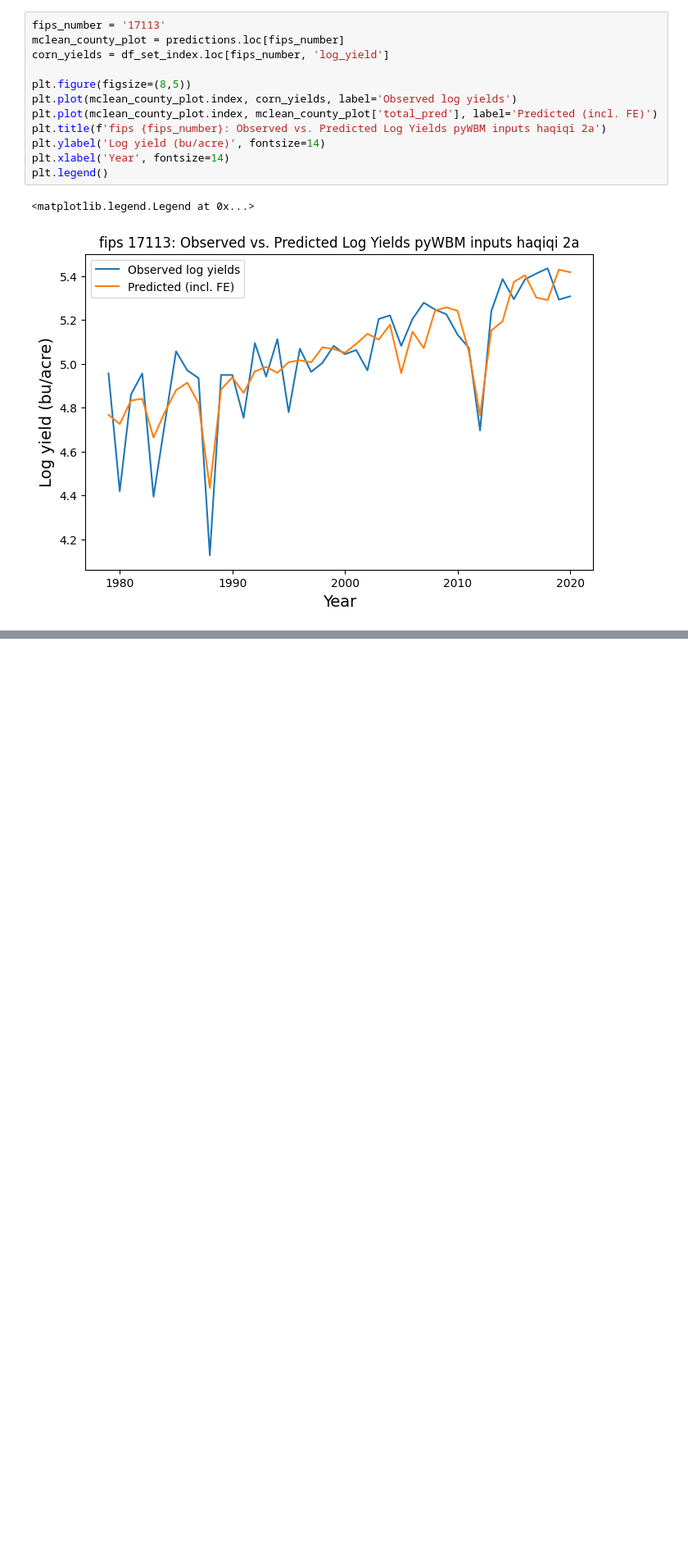
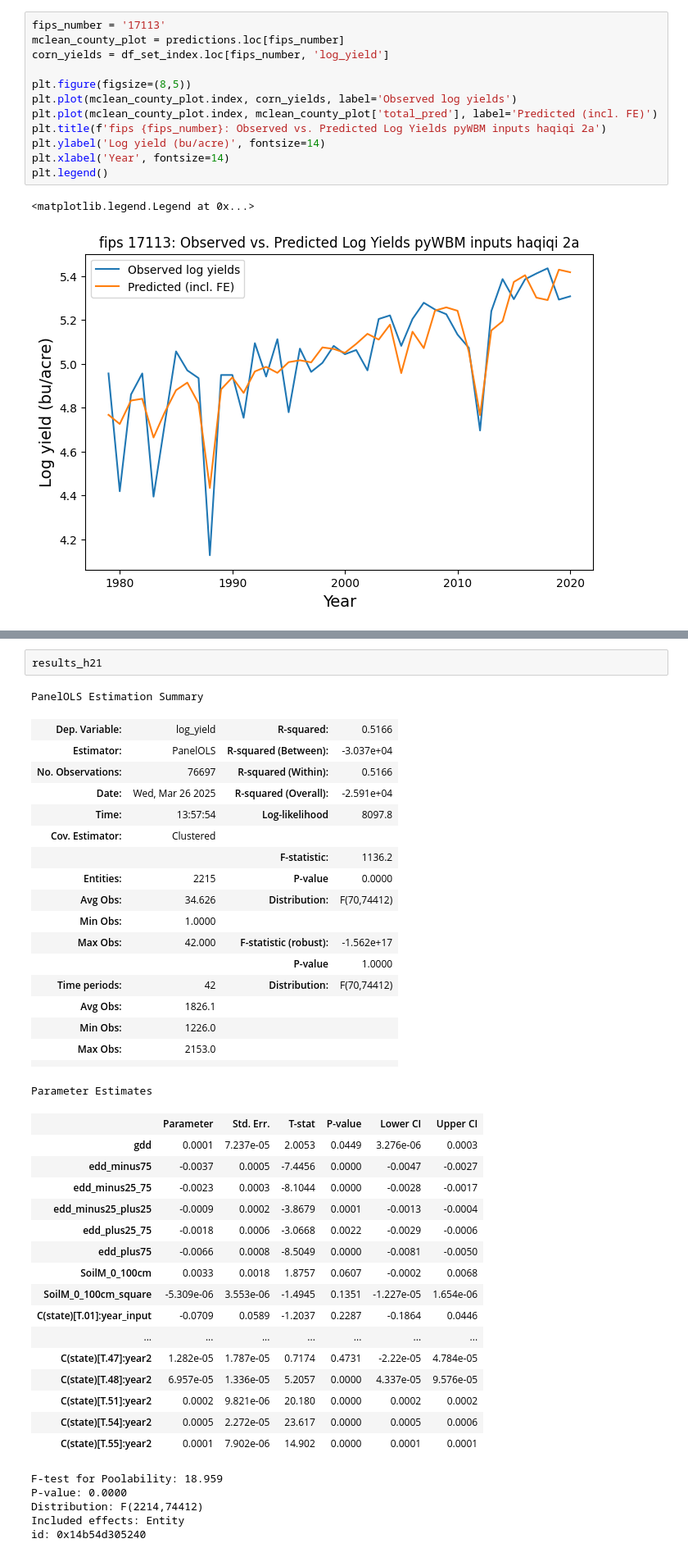
Before and after one commit to theo-avila/avila_et_al_2025_pyWBM_yield, a Jupyter notebook: 5_implementation_2a.ipynb, the cells around one changed output, grey strips where cells are left out. Shown at 82% size. Drawn from its saved outputs; the diff is of its cells as text; blank space fills up the shorter version.

```diff
--- a/5_implementation_2a.ipynb
+++ b/5_implementation_2a.ipynb
@@ -116,0 +140,43 @@ See the caveats in the documentation: https://pandas.pydata.org/pandas-docs/stab
+# %%
+results_h21
+# %% [output]
+PanelOLS Estimation Summary
+| Dep. Variable: | log_yield | R-squared: | 0.5166 |
+| Estimator: | PanelOLS | R-squared (Between): | -3.037e+04 |
+| No. Observations: | 76697 | R-squared (Within): | 0.5166 |
+| Date: | Wed, Mar 26 2025 | R-squared (Overall): | -2.591e+04 |
+| Time: | 13:57:54 | Log-likelihood | 8097.8 |
+| Cov. Estimator: | Clustered |  |  |
+|  |  | F-statistic: | 1136.2 |
+| Entities: | 2215 | P-value | 0.0000 |
+| Avg Obs: | 34.626 | Distribution: | F(70,74412) |
+| Min Obs: | 1.0000 |  |  |
+| Max Obs: | 42.000 | F-statistic (robust): | -1.562e+17 |
+|  |  | P-value | 1.0000 |
+| Time periods: | 42 | Distribution: | F(70,74412) |
+| Avg Obs: | 1826.1 |  |  |
+| Min Obs: | 1226.0 |  |  |
+| Max Obs: | 2153.0 |  |  |
+|  |  |  |  |
+Parameter Estimates
+|  | Parameter | Std. Err. | T-stat | P-value | Lower CI | Upper CI |
+| gdd | 0.0001 | 7.237e-05 | 2.0053 | 0.0449 | 3.276e-06 | 0.0003 |
+| edd_minus75 | -0.0037 | 0.0005 | -7.4456 | 0.0000 | -0.0047 | -0.0027 |
+| edd_minus25_75 | -0.0023 | 0.0003 | -8.1044 | 0.0000 | -0.0028 | -0.0017 |
+| edd_minus25_plus25 | -0.0009 | 0.0002 | -3.8679 | 0.0001 | -0.0013 | -0.0004 |
+| edd_plus25_75 | -0.0018 | 0.0006 | -3.0668 | 0.0022 | -0.0029 | -0.0006 |
+| edd_plus75 | -0.0066 | 0.0008 | -8.5049 | 0.0000 | -0.0081 | -0.0050 |
+| SoilM_0_100cm | 0.0033 | 0.0018 | 1.8757 | 0.0607 | -0.0002 | 0.0068 |
+| SoilM_0_100cm_square | -5.309e-06 | 3.553e-06 | -1.4945 | 0.1351 | -1.227e-05 | 1.654e-06 |
+| C(state)[T.01]:year_input | -0.0709 | 0.0589 | -1.2037 | 0.2287 | -0.1864 | 0.0446 |
+| ... | ... | ... | ... | ... | ... | ... |
+| C(state)[T.47]:year2 | 1.282e-05 | 1.787e-05 | 0.7174 | 0.4731 | -2.22e-05 | 4.784e-05 |
+| C(state)[T.48]:year2 | 6.957e-05 | 1.336e-05 | 5.2057 | 0.0000 | 4.337e-05 | 9.576e-05 |
+| C(state)[T.51]:year2 | 0.0002 | 9.821e-06 | 20.180 | 0.0000 | 0.0002 | 0.0002 |
+| C(state)[T.54]:year2 | 0.0005 | 2.272e-05 | 23.617 | 0.0000 | 0.0005 | 0.0006 |
+| C(state)[T.55]:year2 | 0.0001 | 7.902e-06 | 14.902 | 0.0000 | 0.0001 | 0.0001 |
+F-test for Poolability: 18.959
+P-value: 0.0000
+Distribution: F(2214,74412)
+Included effects: Entity
+id: 0x14b54d305240
```
Also changed, not shown: parts of 2 cells of this notebook, 1 other file.
